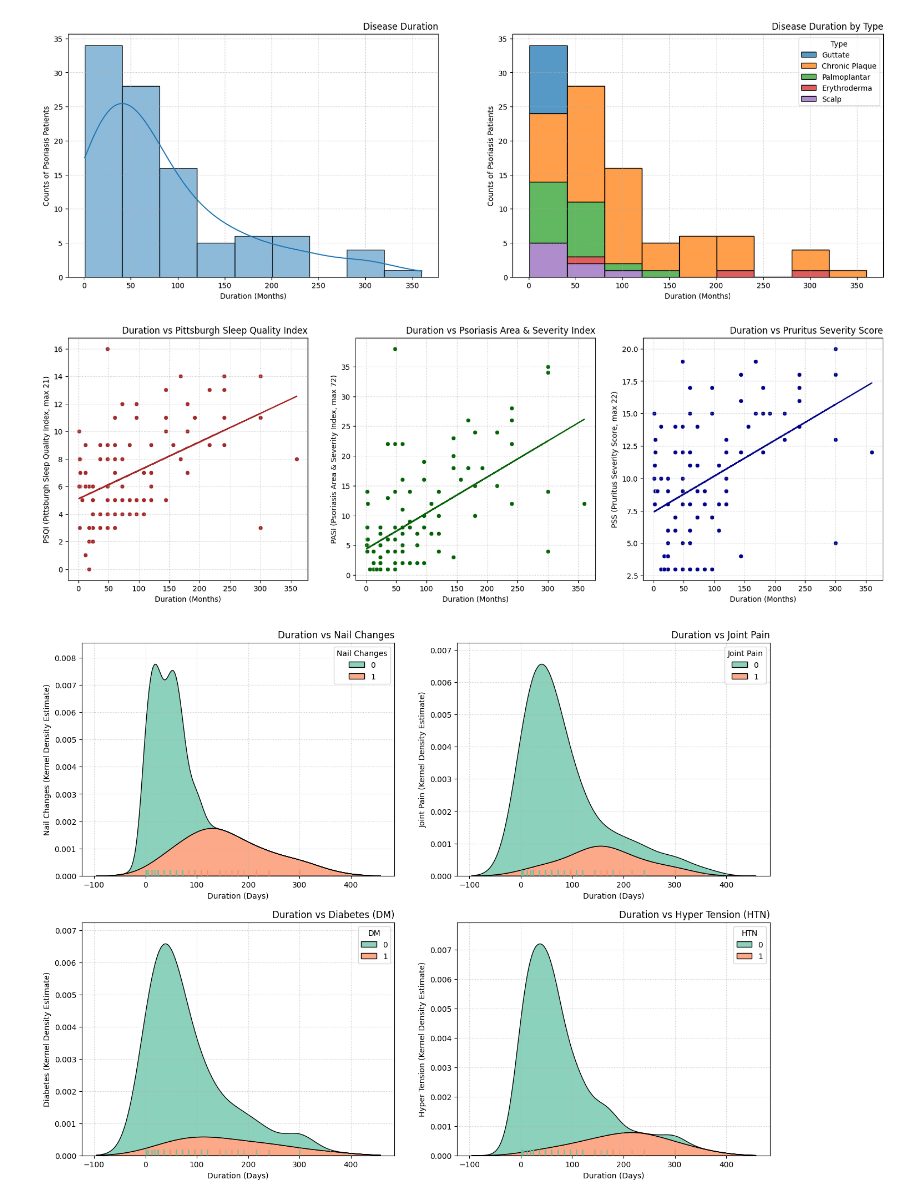
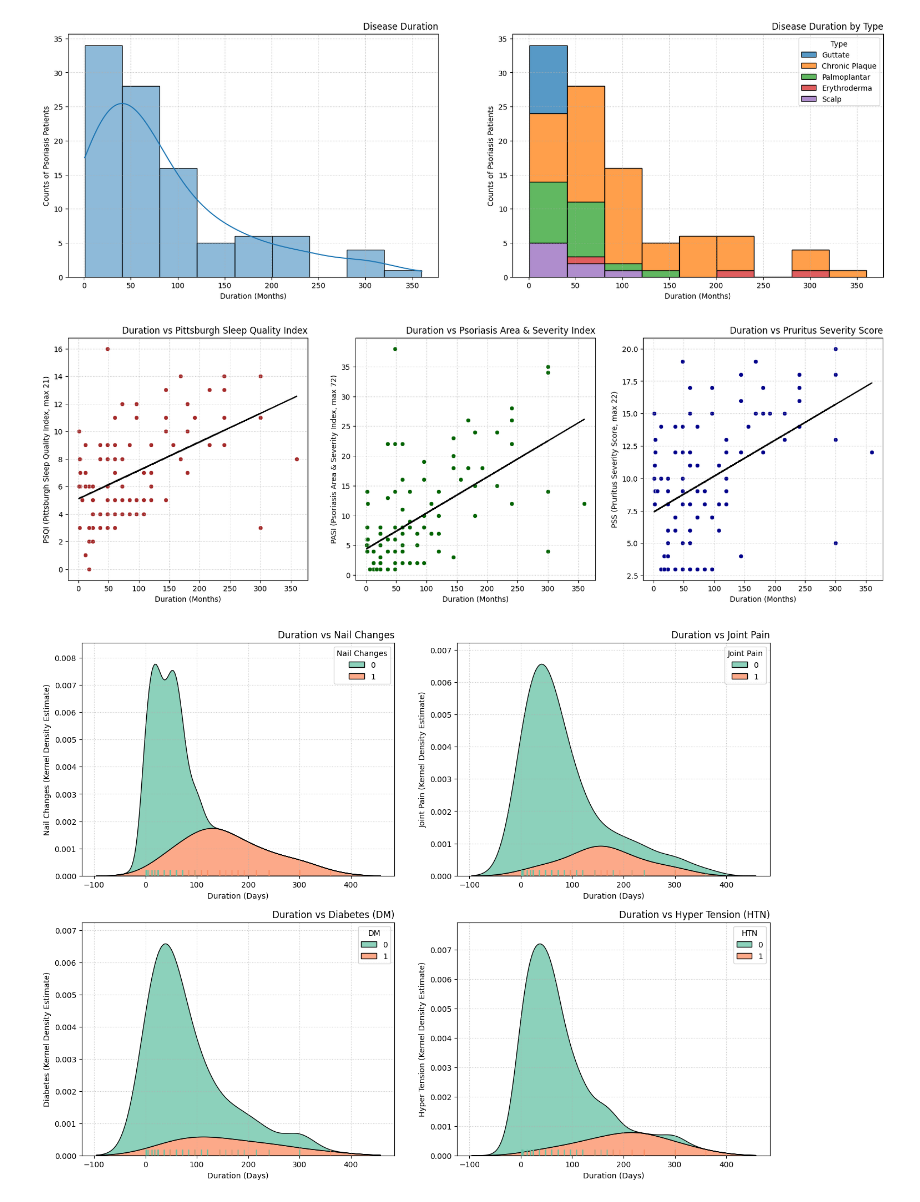
Before and after one commit to iamtushara/medical-thesis, a Jupyter notebook: thesis-notebooks/02-reshma/Statistical Analysis of Psoriasis Patients Data.ipynb, the cells around one changed output. Drawn from its saved outputs; the diff is of its cells as text; code cells hidden in the pictures.

Commit message:
added regression line to duration scatter plots in black color

```diff
--- a/thesis-notebooks/02-reshma/Statistical Analysis of Psoriasis Patients Data.ipynb
+++ b/thesis-notebooks/02-reshma/Statistical Analysis of Psoriasis Patients Data.ipynb
@@ -220,36 +220,36 @@ plt.show()
 # %%
 plt.figure(figsize=(20, 6))
 
 ax1 = plt.subplot(131)
 slope, intercept = np.polyfit(dataset['Duration'], dataset['PSQI'], 1)
-plt.plot(dataset['Duration'], slope*dataset['Duration']+intercept, c='brown')
+plt.plot(dataset['Duration'], slope*dataset['Duration']+intercept, c='black')
 sns.scatterplot(data=dataset, x='Duration', y='PSQI', ax=ax1, c='brown')
 plt.title('Duration vs Pittsburgh Sleep Quality Index', loc='right')
 plt.ylabel('PSQI (Pittsburgh Sleep Quality Index, max 21)')
 plt.grid(alpha=0.7, linestyle=':')
 plt.xlabel('Duration (Months)')
 
 ax2 = plt.subplot(132)
 slope, intercept = np.polyfit(dataset['Duration'], dataset['PASI'], 1)
-plt.plot(dataset['Duration'], slope*dataset['Duration']+intercept, c='darkgreen')
+plt.plot(dataset['Duration'], slope*dataset['Duration']+intercept, c='black')
 sns.scatterplot(data=dataset, x='Duration', y='PASI', ax=ax2, c='darkgreen')
 plt.title('Duration vs Psoriasis Area & Severity Index', loc='right')
 plt.ylabel('PASI (Psoriasis Area & Severity Index, max 72)')
 plt.grid(alpha=0.7, linestyle=':')
 plt.xlabel('Duration (Months)')
 
 ax3 = plt.subplot(133)
 slope, intercept = np.polyfit(dataset['Duration'], dataset['PSS'], 1)
-plt.plot(dataset['Duration'], slope*dataset['Duration']+intercept, c='darkblue')
+plt.plot(dataset['Duration'], slope*dataset['Duration']+intercept, c='black')
 sns.scatterplot(data=dataset, x='Duration', y='PSS', ax=ax3, c='darkblue')
 plt.title('Duration vs Pruritus Severity Score', loc='right')
 plt.ylabel('PSS (Pruritus Severity Score, max 22)')
 plt.grid(alpha=0.7, linestyle=':')
 plt.xlabel('Duration (Months)')
 
 plt.show()
 # %% [output]
-[figure, old version]
+[figure, new version]
 # %%
 plt.figure(figsize=(16, 12))
 
```
Also changed, not shown: parts of 10 cells of this notebook.
